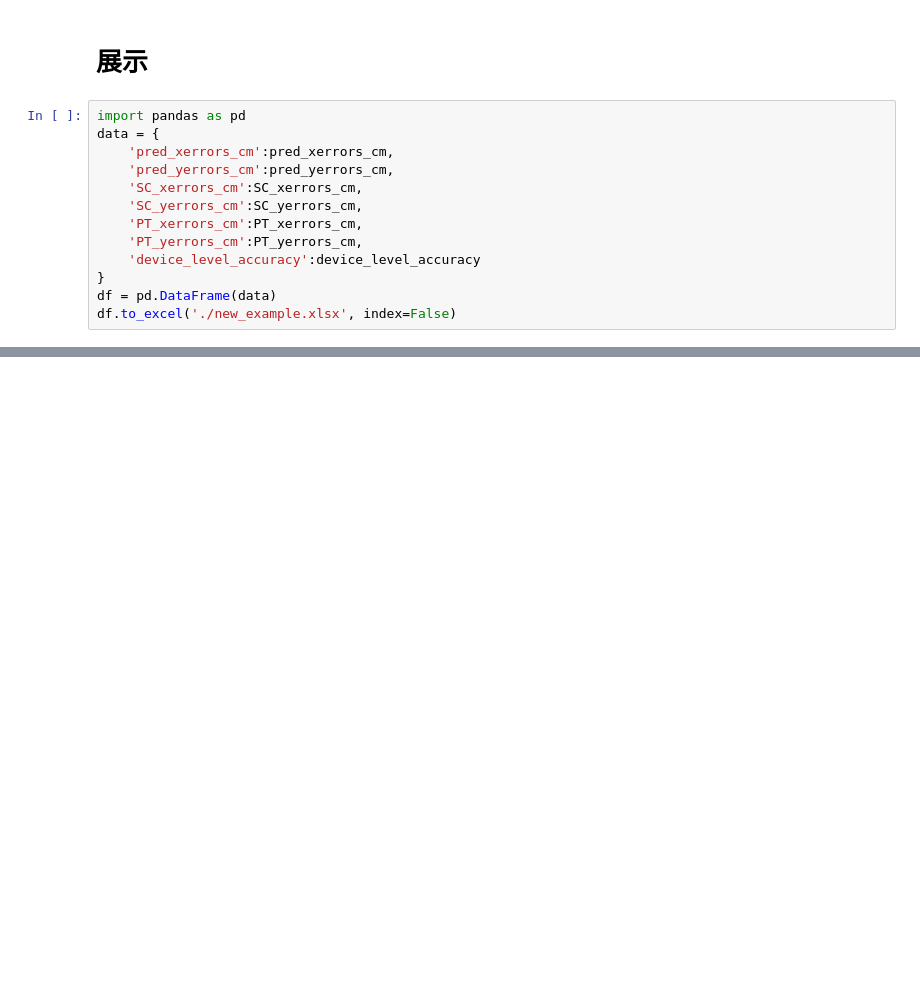
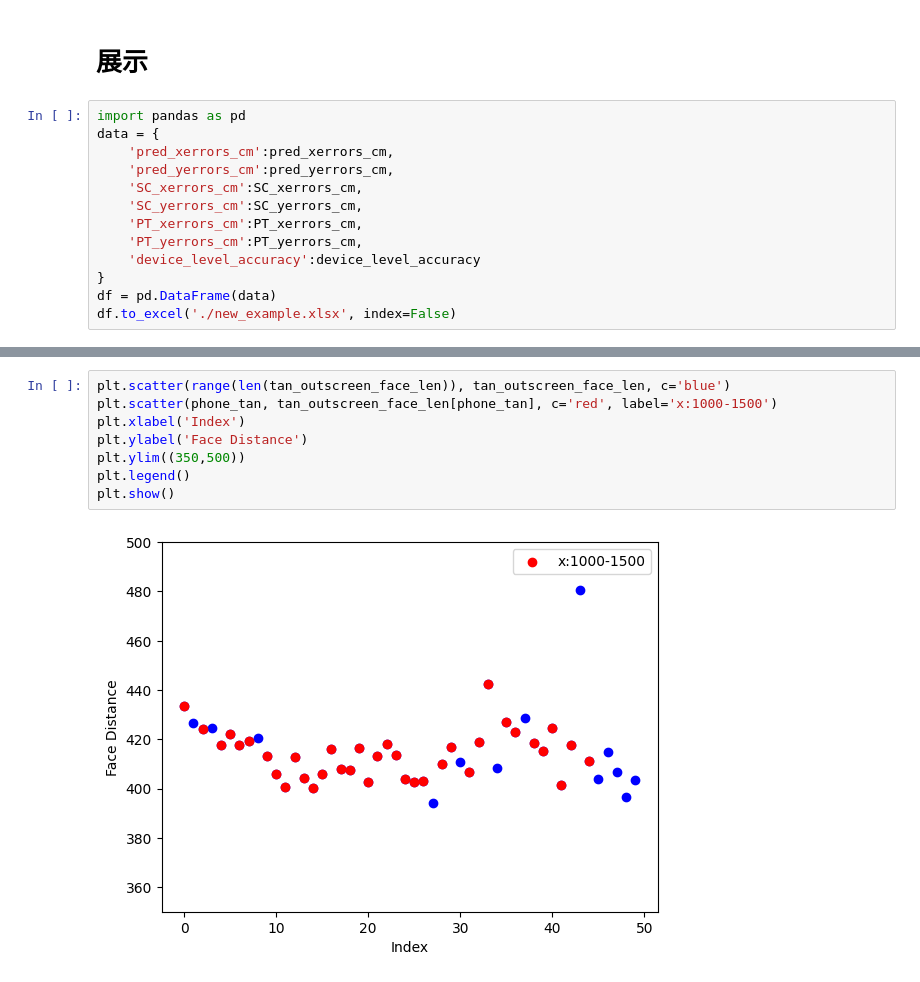
Before and after one commit to OYTubo/GazeNormalization, a Jupyter notebook: analyze_lin.ipynb, the cells around one changed output, grey strips where cells are left out. Drawn from its saved outputs; the diff is of its cells as text; blank space fills up the shorter version.

```diff
--- a/analyze_lin.ipynb
+++ b/analyze_lin.ipynb
@@ -623,0 +839,10 @@ for i in range(8):
+# %%
+plt.scatter(range(len(tan_outscreen_face_len)), tan_outscreen_face_len, c='blue')
+plt.scatter(phone_tan, tan_outscreen_face_len[phone_tan], c='red', label='x:1000-1500')
+plt.xlabel('Index')
+plt.ylabel('Face Distance')
+plt.ylim((350,500))
+plt.legend()
+plt.show()
+# %% [output]
+[figure, added]
```
Also changed, not shown: parts of 31 cells of this notebook, 19 other files.
